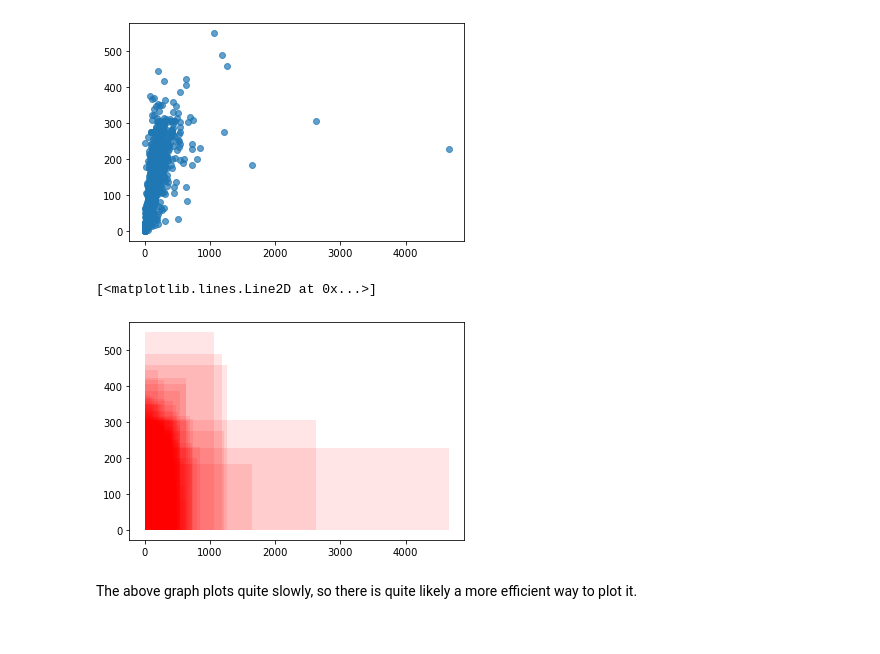
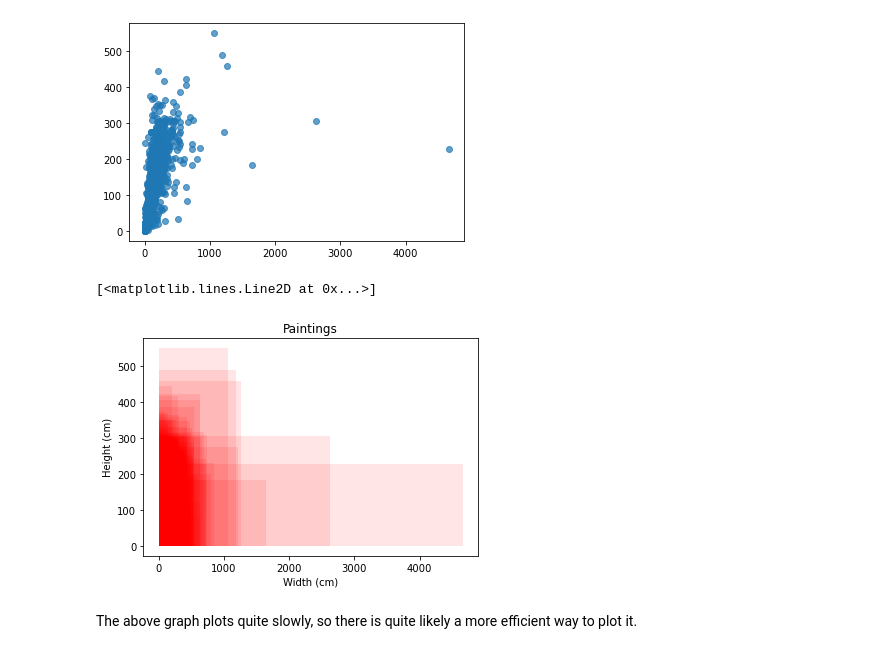
Before and after one commit to niamhbrockbank/art-related, a Jupyter notebook: early-experimentation.ipynb, the cells around one changed output. Drawn from its saved outputs; the diff is of its cells as text; code cells hidden in the pictures.

```diff
--- a/early-experimentation.ipynb
+++ b/early-experimentation.ipynb
@@ -109,19 +109,22 @@ plt.plot(paintingWidth, paintingHeight, linestyle ='', marker = 'o', alpha = 0.7
 # %%
 import matplotlib.patches as mpatches
 counter = 0
 
 #painting shape
 for widths in paintingWidth:
     rect = mpatches.Rectangle((0,0), widths, paintingHeight[counter],
                             alpha = 0.1,
                             facecolor = 'red')
     counter += 1
     plt.gca().add_patch(rect)
 
+plt.title('Paintings')
+plt.xlabel('Width (cm)')
+plt.ylabel('Height (cm)')
 plt.plot(paintingWidth, paintingHeight, linestyle ='')
 # %% [output]
 [<matplotlib.lines.Line2D at 0x...>]
-[figure, old version]
+[figure, new version]
 # %% [markdown]
 The above graph plots quite slowly, so there is quite likely a more efficient way to plot it.
 # %% [markdown]
```
Also changed, not shown: parts of 5 cells of this notebook.
